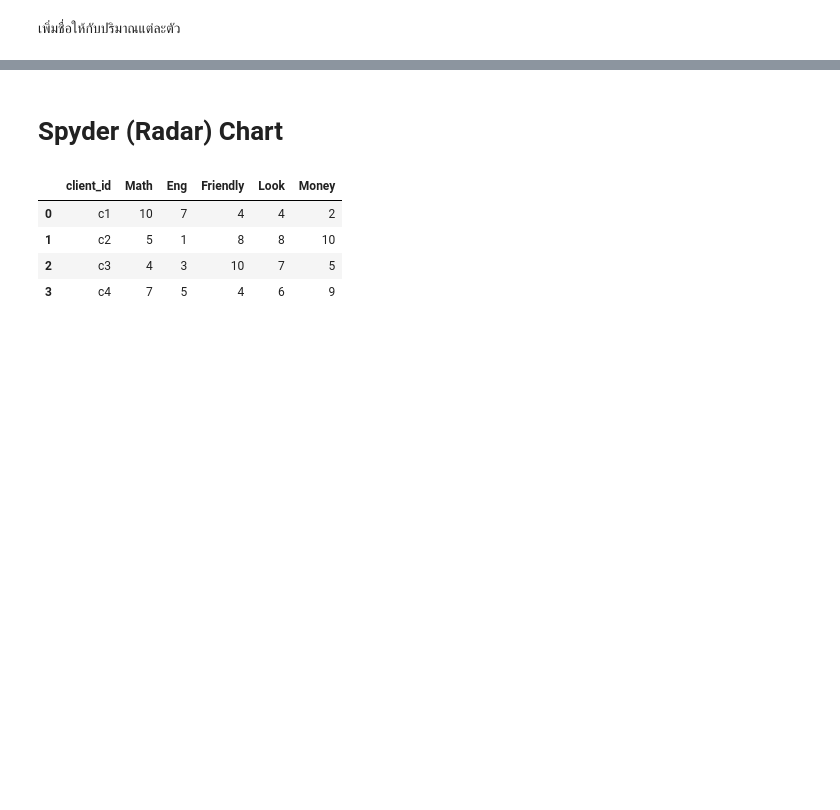
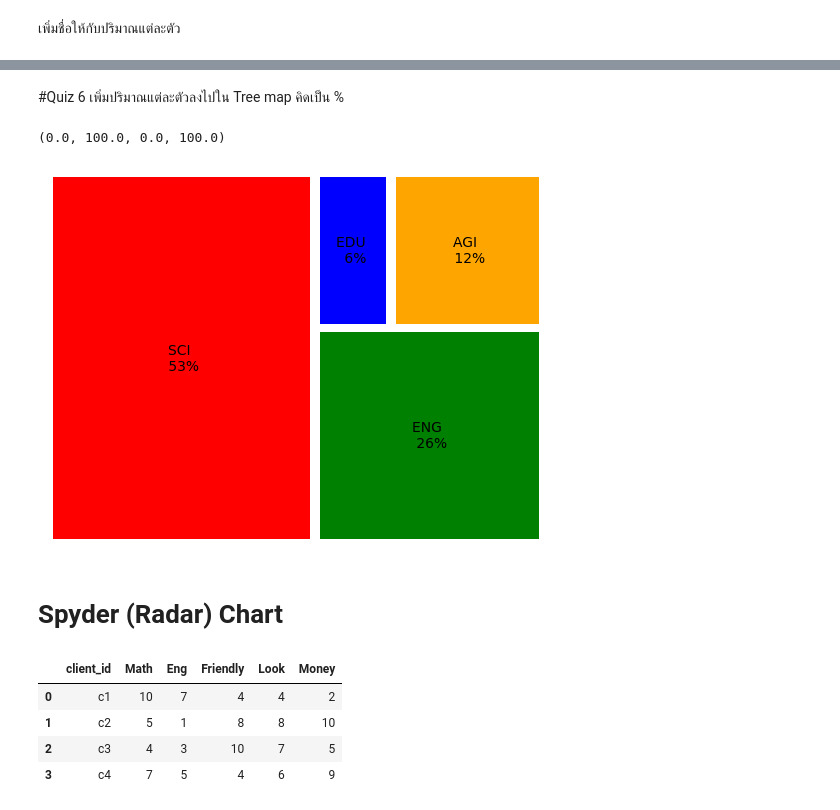
Before and after one commit to Jiraphatkk/python_dataviz2023, a Jupyter notebook: DataViz04_Data_Comparison.ipynb, the cells around one changed output, grey strips where cells are left out. Drawn from its saved outputs; the diff is of its cells as text; code cells hidden in the pictures; blank space fills up the shorter version.

Commit message:
Quiz 6

```diff
--- a/DataViz04_Data_Comparison.ipynb
+++ b/DataViz04_Data_Comparison.ipynb
@@ -500,3 +502,18 @@ plt.axis('off')
+# %% [markdown]
+#Quiz 6 เพิ่มปริมาณแต่ละตัวลงไปใน Tree map คิดเป็น %
+# %%
+data = [500, 250, 60, 120]
+a= (data[0]/sum(data))*100
+b= (data[1]/sum(data))*100
+c= (data[2]/sum(data))*100
+d= (data[3]/sum(data))*100
+labels = [f'SCI \n {int(a)}%', f'ENG \n {int(b)}%', f'EDU \n {int(c)}%', f'AGI \n {int(d)}%']
+color = ['red', 'green', 'blue', 'orange']
+squarify.plot(data,color=color,label = labels,pad=True)
+plt.axis('off')
+# %% [output]
+(0.0, 100.0, 0.0, 100.0)
+[figure, added]
 # %% [markdown]
 # Spyder (Radar) Chart
 # %%
```
Also changed, not shown: parts of 21 cells of this notebook.
